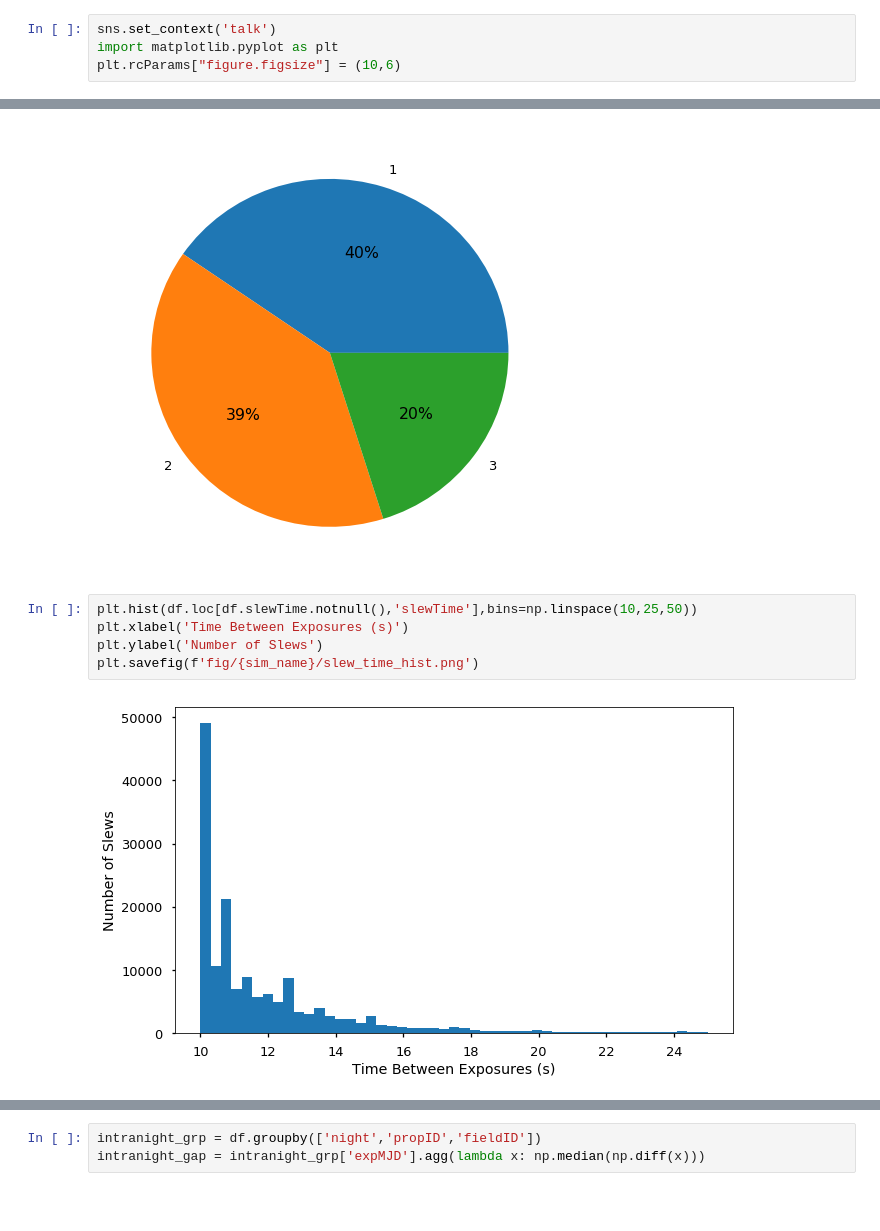
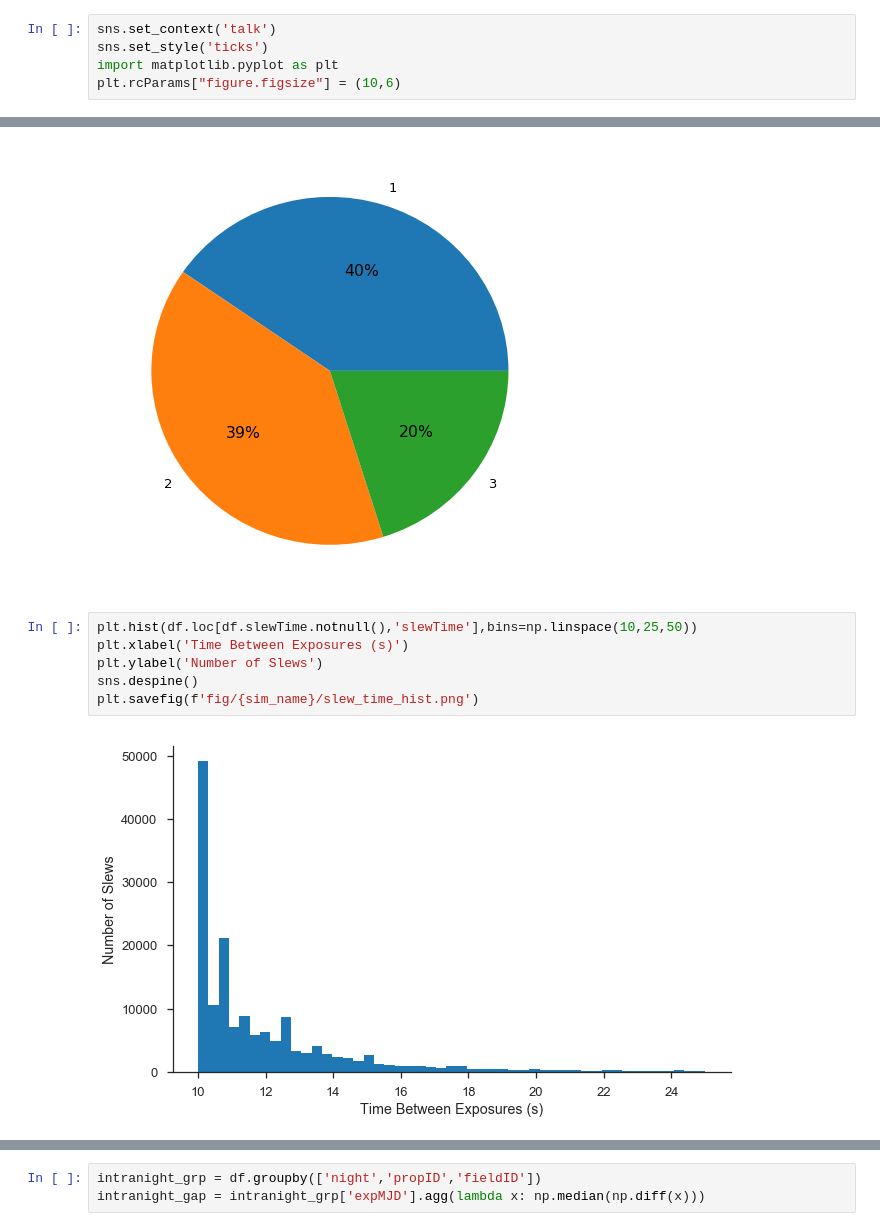
Before and after one commit to ZwickyTransientFacility/ztf_sim, a Jupyter notebook: notebooks/analyze_sim.ipynb, the cells around one changed output, grey strips where cells are left out. Drawn from its saved outputs; the diff is of its cells as text; blank space fills up the shorter version.

```diff
--- a/notebooks/analyze_sim.ipynb
+++ b/notebooks/analyze_sim.ipynb
@@ -5,6 +7,7 @@ import os
 %matplotlib inline
 # %%
 sns.set_context('talk')
+sns.set_style('ticks')
 import matplotlib.pyplot as plt
 plt.rcParams["figure.figsize"] = (10,6)
 # %%
@@ -74,10 +80,11 @@ plt.savefig(f'fig/{sim_name}/nobs_byprogram.png')
 # %%
 plt.hist(df.loc[df.slewTime.notnull(),'slewTime'],bins=np.linspace(10,25,50))
 plt.xlabel('Time Between Exposures (s)')
 plt.ylabel('Number of Slews')
+sns.despine()
 plt.savefig(f'fig/{sim_name}/slew_time_hist.png')
 # %% [output]
-[figure, old version]
+[figure, new version]
 # %%
 plt.hist(np.degrees(df.loc[df.slewTime.notnull(),'slewDist']),bins=np.linspace(0,50,75))
 plt.xlabel('Slew Distance (deg)')
```
Also changed, not shown: parts of 21 cells of this notebook.
